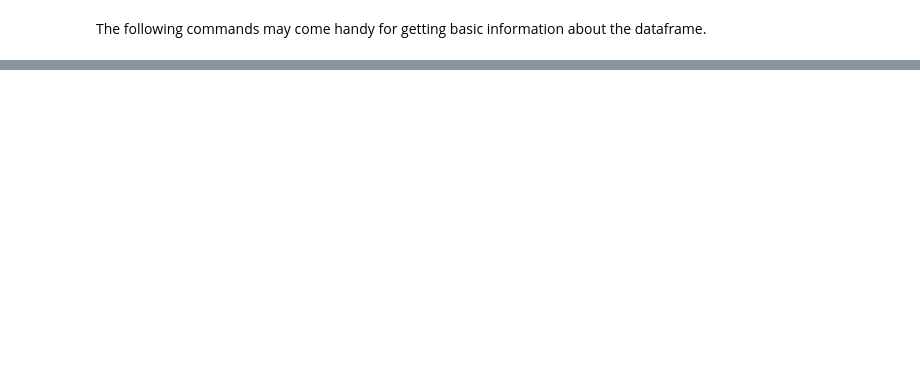
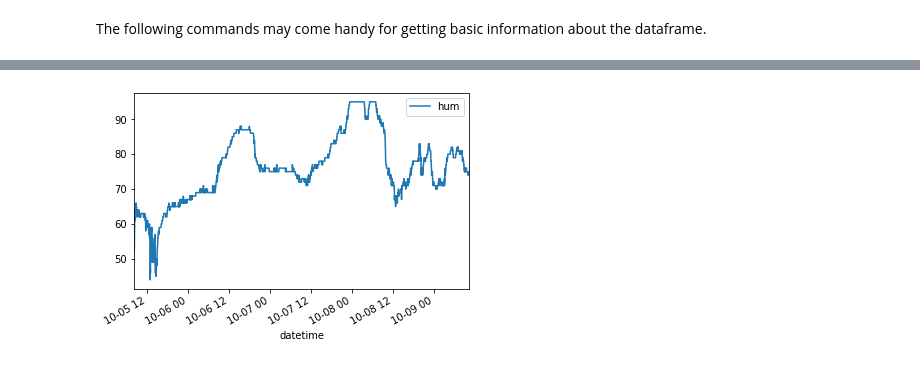
Before and after one commit to sensemakersamsterdam/sensemakers-iot-platform-2019, a Jupyter notebook: notebooks/demo1.ipynb, the cells around one changed output, grey strips where cells are left out. Cells and saved outputs as stored; diff of their text form; code cells hidden in the pictures; blank space fills up the shorter version.

```diff
--- a/notebooks/demo1.ipynb
+++ b/notebooks/demo1.ipynb
@@ -146,3 +317,5 @@ Save the plot as a pdf file. The file can be downloaded from the file browser on
 # %%
-plot = df3.plot(x="datetime", y="hum")
-plot.get_figure().savefig('hum.pdf', format='pdf')
+plot = df2[df2['datetime'] > '2019-10-05'].plot(x="datetime", y="hum")
+plot.get_figure().savefig('humidity.pdf', format='pdf')
+# %% [output]
+[figure, added]
```
Also changed, not shown: parts of 42 cells of this notebook.
